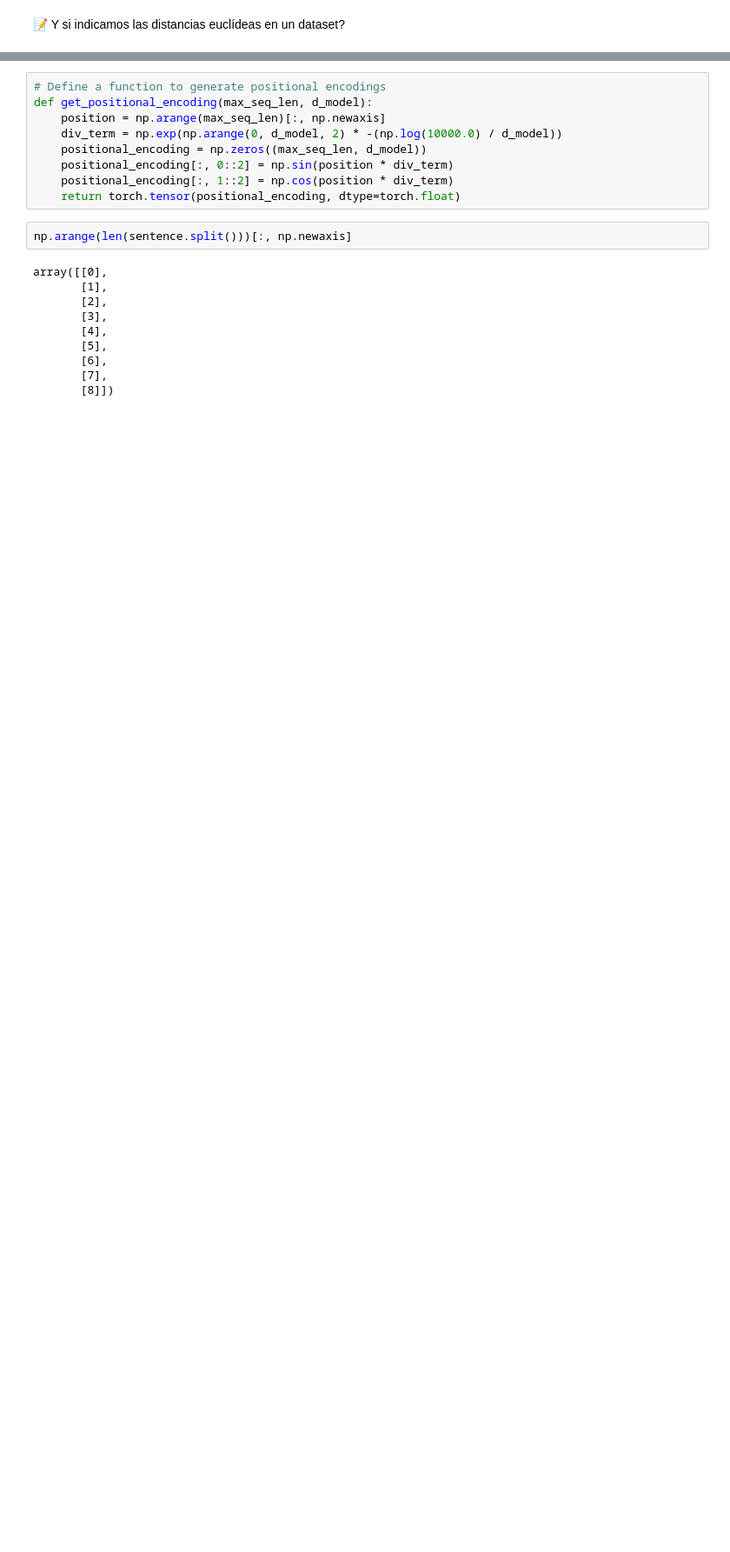
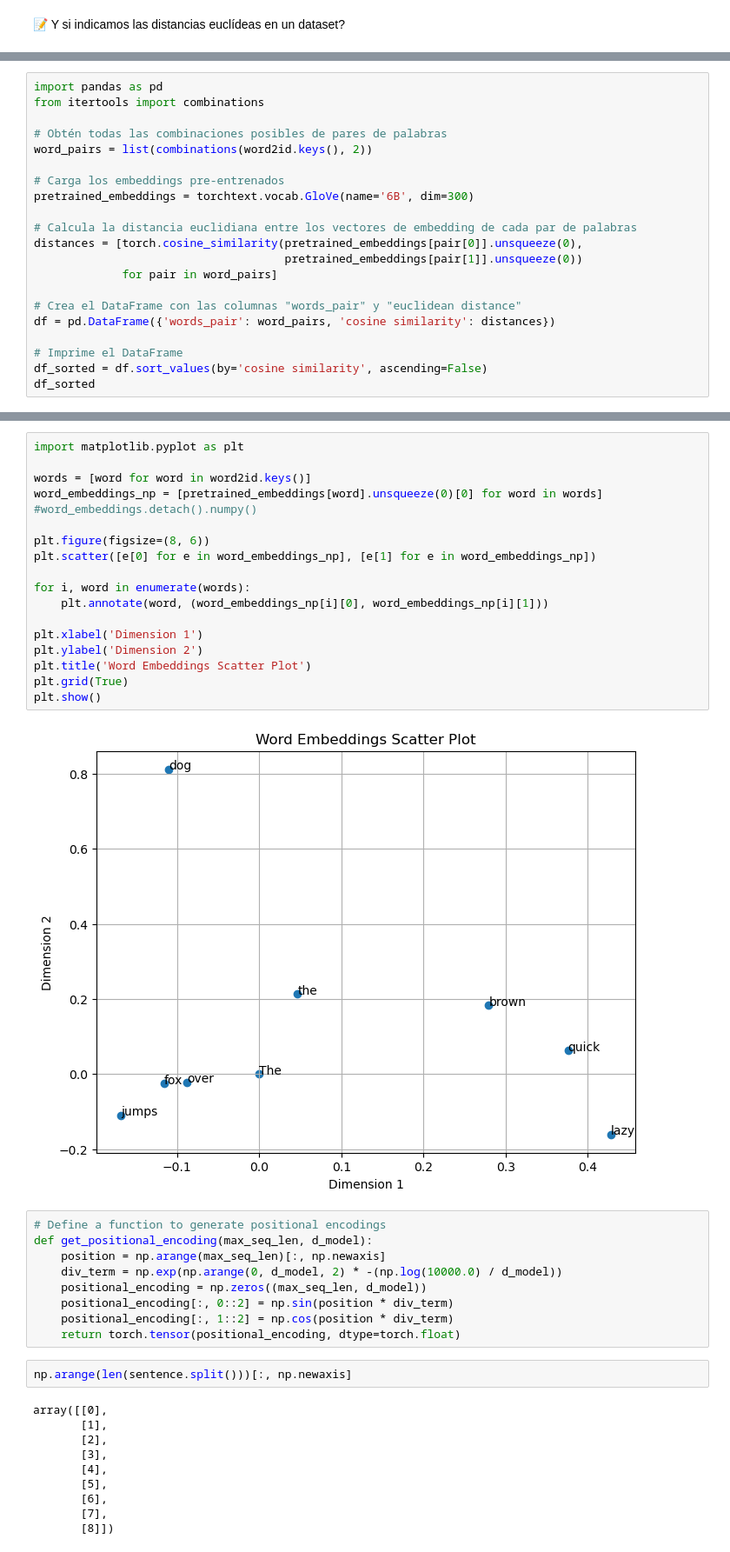
Before and after one commit to GermanCM/databricks-llm-foundation-models, a Jupyter notebook: LLM 01 - Transformer Architecture/LLM 01 - Transformer Architecture run.ipynb, the cells around one changed output, grey strips where cells are left out. Shown: that part at 87% size. Saved outputs shown, nothing was run; the diff lists cells and outputs as text; blank space fills up the shorter version.

```diff
--- a/LLM 01 - Transformer Architecture/LLM 01 - Transformer Architecture run.ipynb
+++ b/LLM 01 - Transformer Architecture/LLM 01 - Transformer Architecture run.ipynb
@@ -221,0 +291,21 @@ tensor([[0.0000, 4.1704],
+# %%
+import pandas as pd
+from itertools import combinations
+
+# Obtén todas las combinaciones posibles de pares de palabras
+word_pairs = list(combinations(word2id.keys(), 2))
+
+# Carga los embeddings pre-entrenados
+pretrained_embeddings = torchtext.vocab.GloVe(name='6B', dim=300)
+
+# Calcula la distancia euclidiana entre los vectores de embedding de cada par de palabras
+distances = [torch.cosine_similarity(pretrained_embeddings[pair[0]].unsqueeze(0),
+                                     pretrained_embeddings[pair[1]].unsqueeze(0))
+             for pair in word_pairs]
+
+# Crea el DataFrame con las columnas "words_pair" y "euclidean distance"
+df = pd.DataFrame({'words_pair': word_pairs, 'cosine similarity': distances})
+
+# Imprime el DataFrame
+df_sorted = df.sort_values(by='cosine similarity', ascending=False)
+df_sorted
@@ -222,3 +332,22 @@ tensor([[0.0000, 4.1704],
+# %%
+import matplotlib.pyplot as plt
+
+words = [word for word in word2id.keys()]
+word_embeddings_np = [pretrained_embeddings[word].unsqueeze(0)[0] for word in words] #word_embeddings.detach().numpy()
+
+plt.figure(figsize=(8, 6))
+plt.scatter([e[0] for e in word_embeddings_np], [e[1] for e in word_embeddings_np])
+
+for i, word in enumerate(words):
+    plt.annotate(word, (word_embeddings_np[i][0], word_embeddings_np[i][1]))
+
+plt.xlabel('Dimension 1')
+plt.ylabel('Dimension 2')
+plt.title('Word Embeddings Scatter Plot')
+plt.grid(True)
+plt.show()
+# %% [output]
+[figure, added]
 # %%
 # Define a function to generate positional encodings
 def get_positional_encoding(max_seq_len, d_model):
```
Also changed, not shown: parts of 20 cells of this notebook.
